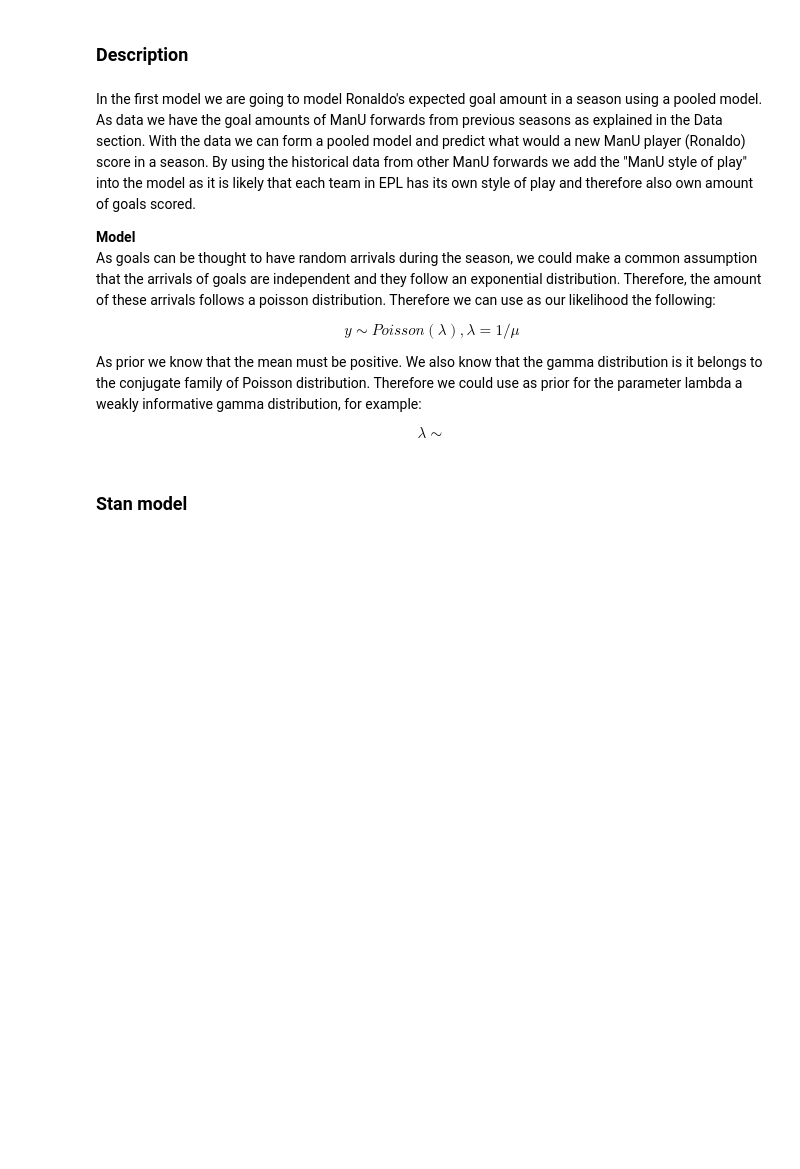
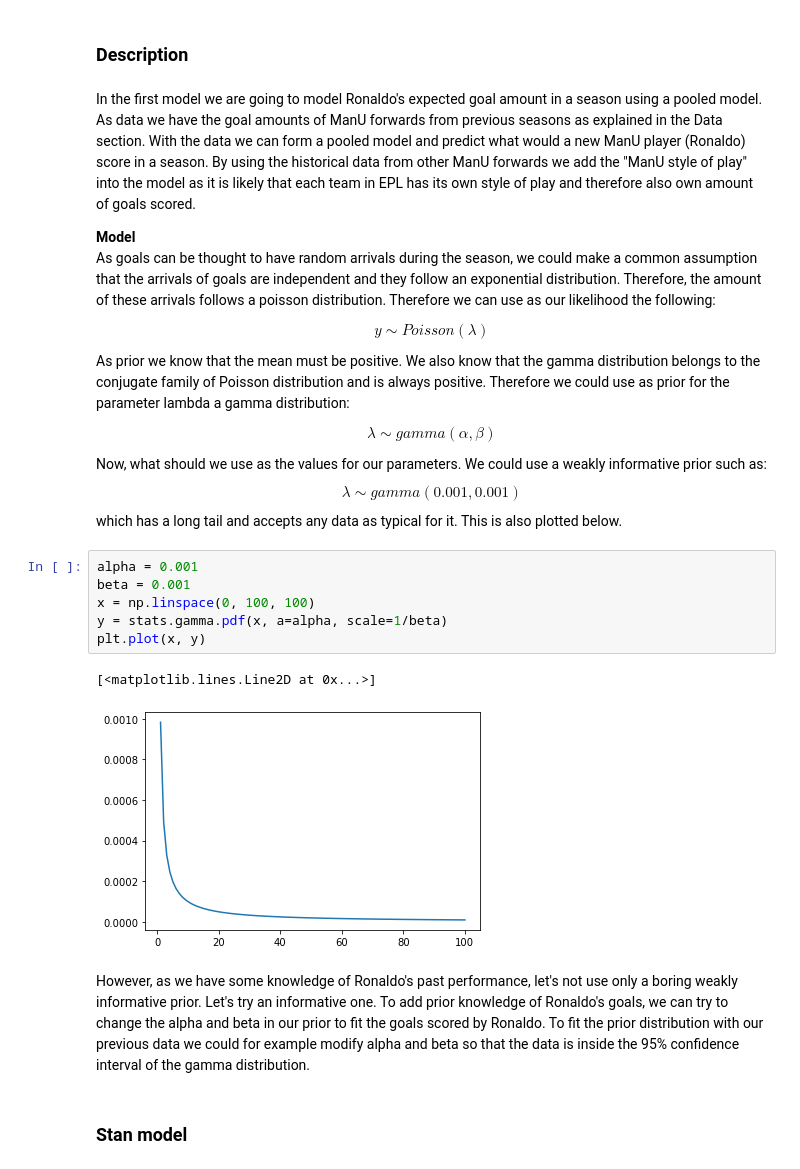
Before and after one commit to shiftleino/bayesian-premier, a Jupyter notebook: analysis.ipynb, the cells around one changed output. Drawn from its saved outputs; the diff is of its cells as text; blank space fills up the shorter version.

Commit message:
Added first model with weakly informative prior

```diff
--- a/analysis.ipynb
+++ b/analysis.ipynb
@@ -132,13 +133,30 @@ In the first model we are going to model Ronaldo's expected goal amount in a sea
 As goals can be thought to have random arrivals during the season, we could make a common assumption that the arrivals of goals are independent and they follow an exponential distribution. Therefore, the amount of these arrivals follows a poisson distribution. Therefore we can use as our likelihood the following:
 
 $$
-y \sim Poisson(\lambda),  \lambda = 1/\mu
+y \sim Poisson(\lambda)
 $$
 
-As prior we know that the mean must be positive. We also know that the gamma distribution is it belongs to the conjugate family of Poisson distribution. Therefore we could use as prior for the parameter lambda a weakly informative gamma distribution, for example:
+As prior we know that the mean must be positive. We also know that the gamma distribution belongs to the conjugate family of Poisson distribution and is always positive. Therefore we could use as prior for the parameter lambda a gamma distribution:
 
 $$
-\lambda \sim
+\lambda \sim gamma(\alpha, \beta)
 $$
+
+Now, what should we use as the values for our parameters. We could use a weakly informative prior such as:
+$$
+\lambda \sim gamma(0.001, 0.001)
+$$
+which has a long tail and accepts any data as typical for it. This is also plotted below.
+# %%
+alpha = 0.001
+beta = 0.001
+x = np.linspace(0, 100, 100)
+y = stats.gamma.pdf(x, a=alpha, scale=1/beta)
+plt.plot(x, y)
+# %% [output]
+[<matplotlib.lines.Line2D at 0x...>]
+[figure, added]
+# %% [markdown]
+However, as we have some knowledge of Ronaldo's past performance, let's not use only a boring weakly informative prior. Let's try an informative one. To add prior knowledge of Ronaldo's goals, we can try to change the alpha and beta in our prior to fit the goals scored by Ronaldo. To fit the prior distribution with our previous data we could for example modify alpha and beta so that the data is inside the 95% confidence interval of the gamma distribution.
 # %% [markdown]
 ### Stan model
```
Also changed, not shown: parts of 9 cells of this notebook, 2 other files.
